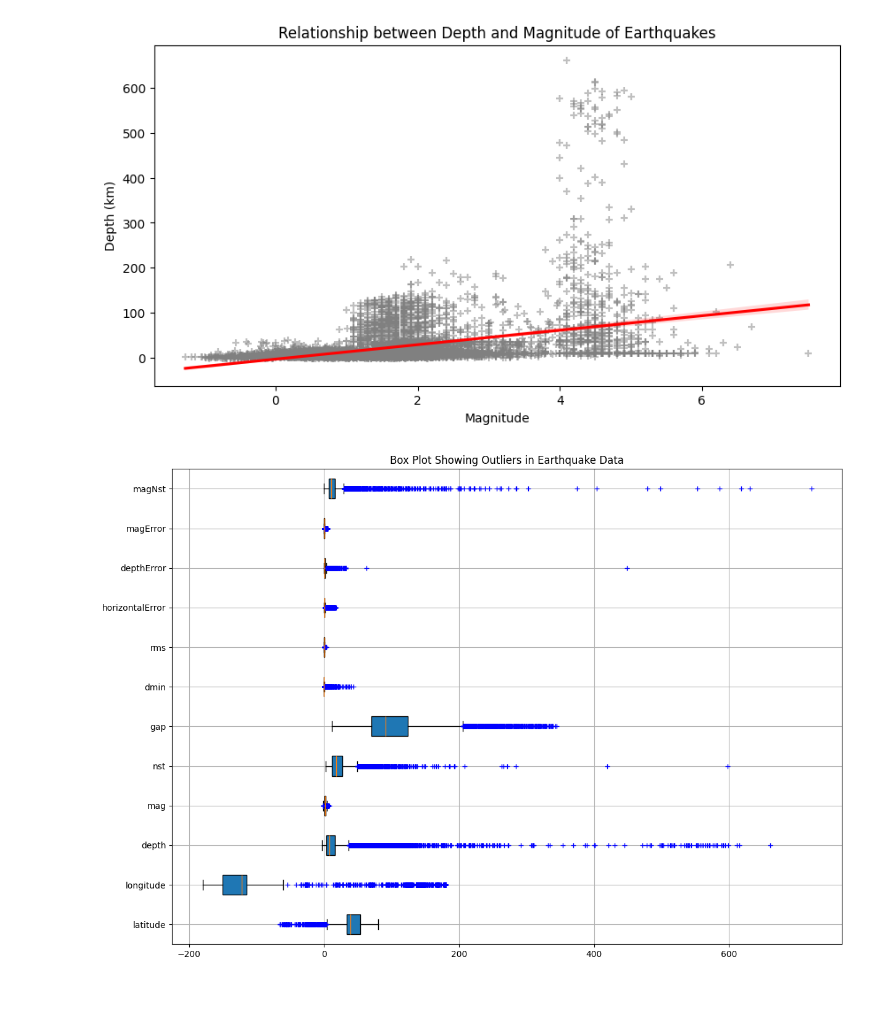
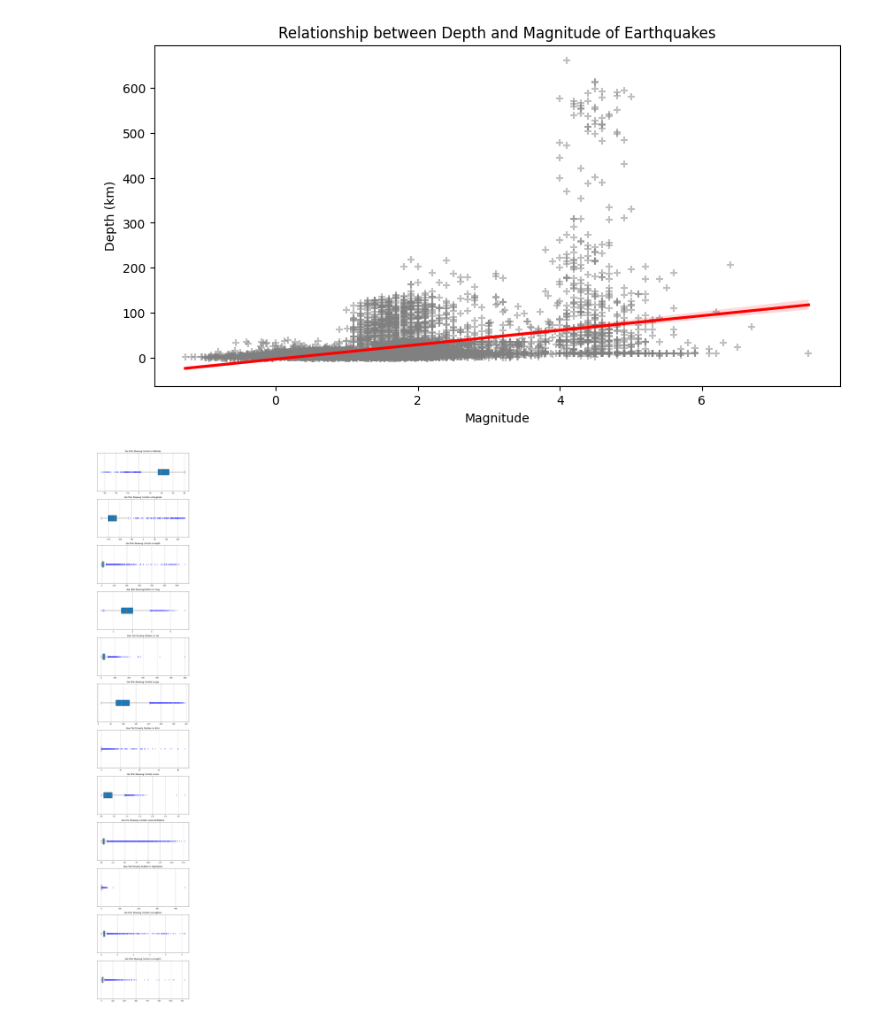
Before and after one commit to 9tee1/TDA, a Jupyter notebook: Assignment 5/Earthquake_data_analysis.ipynb, the cells around one changed output. Drawn from its saved outputs; the diff is of its cells as text; code cells hidden in the pictures; blank space fills up the shorter version.

```diff
--- a/Assignment 5/Earthquake_data_analysis.ipynb
+++ b/Assignment 5/Earthquake_data_analysis.ipynb
@@ -252,23 +252,25 @@ plt.show()
 
 #The regression line has a higher confidence interval at depths of 0-250 km and a lower certainty at depths between 250 km+.
 # %%
-#create a boxplot showing any outliers in our data
 # Drop the 'year' and 'month' columns
 df_new = df.drop(['year', 'month'], axis=1)
 
 # Select only the numerical columns
 df_new = df_new.select_dtypes(include=[np.number])
 
-# Create the boxplots
-plt.figure(figsize=(14, 10))  # Increase figure size
-plt.boxplot(df_new.values, vert=False, patch_artist=True, sym='b+')  # Change boxplot color
-plt.title('Box Plot Showing Outliers in Earthquake Data', loc="center")
-plt.yticks(range(1, len(df_new.columns) + 1), df_new.columns)  # Add y-axis labels
-plt.grid(True)  # Add gridlines
-plt.gca().set_facecolor('none')
+# Create a subplot for each column
+fig, axs = plt.subplots(len(df_new.columns), 1, figsize=(10, 5*len(df_new.columns)))
+
+# Create a boxplot on each subplot
+for i, col in enumerate(df_new.columns):
+    axs[i].boxplot(df_new[col].dropna().values, vert=False, patch_artist=True, sym='b+')
+    axs[i].set_title('Box Plot Showing Outliers in ' + col)
+    axs[i].set_yticks([])
+    axs[i].grid(True)
+
 plt.show()
 # %% [output]
-[figure, old version]
+[figure, new version]
 # %%
 #The above boxplot shows the distribution of data based on a five-number summary
 #(“minimum”, first quartile (Q1), median, third quartile (Q3), and “maximum”).
```
Also changed, not shown: parts of 1 cell of this notebook, 22 other files.
